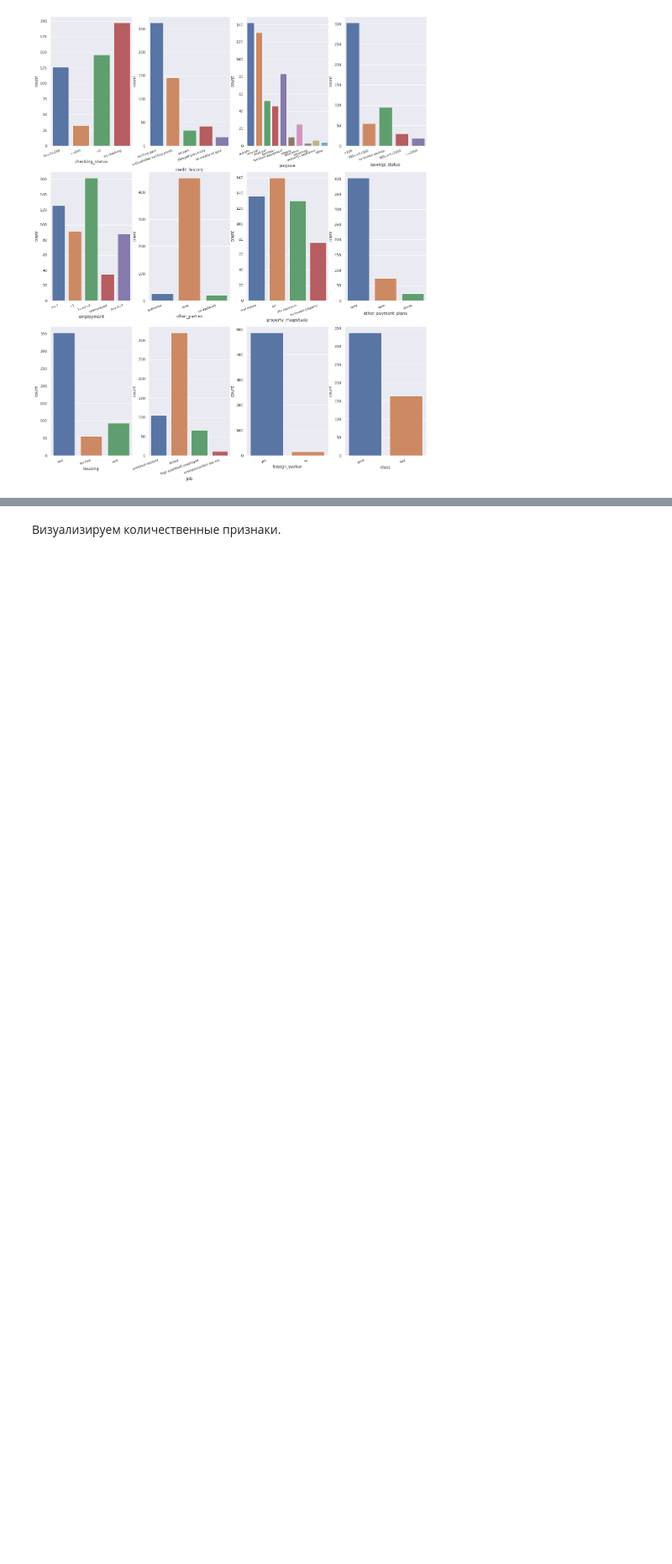
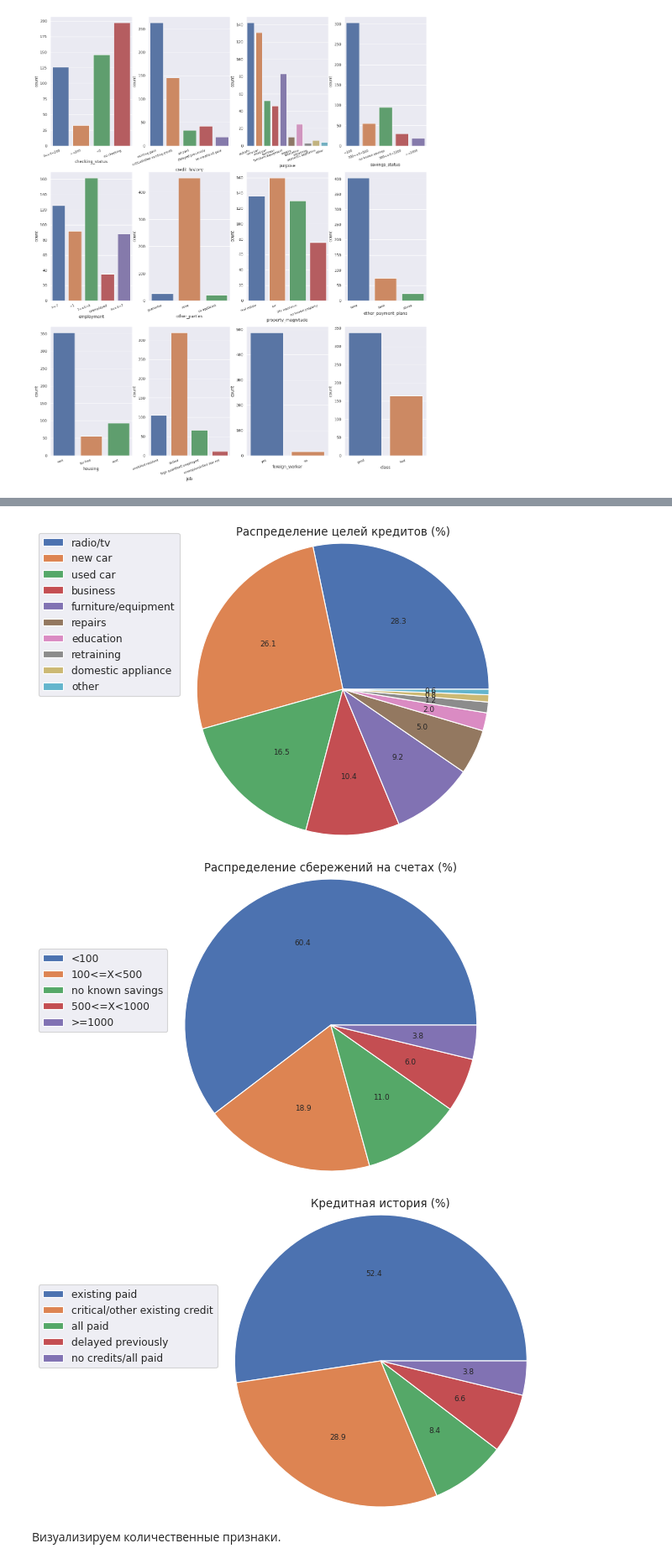
Before and after one commit to elmanelman/data-mining-class, a Jupyter notebook: lab1_task.ipynb, the cells around one changed output, grey strips where cells are left out. Shown at 84% size. Saved outputs shown, nothing was run; the diff lists cells and outputs as text; code cells hidden in the pictures; blank space fills up the shorter version.

```diff
--- a/lab1_task.ipynb
+++ b/lab1_task.ipynb
@@ -220,3 +229,35 @@ for i in range(fig_rows):
+# %%
+data_names_arr = [credit_df['purpose'].unique(),
+                  credit_df['savings_status'].unique(),
+                  credit_df['credit_history'].unique()]
+
+data_values_arr = [credit_df.groupby(by='purpose').count()['age'].unique(),
+                   credit_df.groupby(by='savings_status').count()['age'].unique(),
+                   credit_df.groupby(by='credit_history').count()['age'].unique()]
+
+titles = ['Распределение целей кредитов (%)', 'Распределение сбережений на счетах (%)', 'Кредитная история (%)']
+
+fig_rows = 1
+fig_cols = 2
+dpi = 80
+for i in range(len(data_names_arr)):
+    data_names = data_names_arr[i]
+    data_values = data_values_arr[i]
+    data_values[::-1].sort()
+
+    fig = plt.figure(dpi=dpi, figsize=(512 / dpi, 384 / dpi))
+    plt.rcParams.update({'font.size': 8})
+
+    plt.title(titles[i], pad=35)
+
+    plt.pie(data_values, autopct='%.1f', radius=1.5, explode=[0.0] + [0
+            for _ in range(len(data_names) - 1)])
+    plt.legend(bbox_to_anchor=(-0.40, 0.45, 0.25, 0.25),
+               loc='lower right', labels=data_names)
+# %% [output]
+[figure, added]
+[figure, added]
+[figure, added]
 # %% [markdown]
 Визуализируем количественные признаки.
 # %%
```
Also changed, not shown: parts of 14 cells of this notebook, 1 other file.
